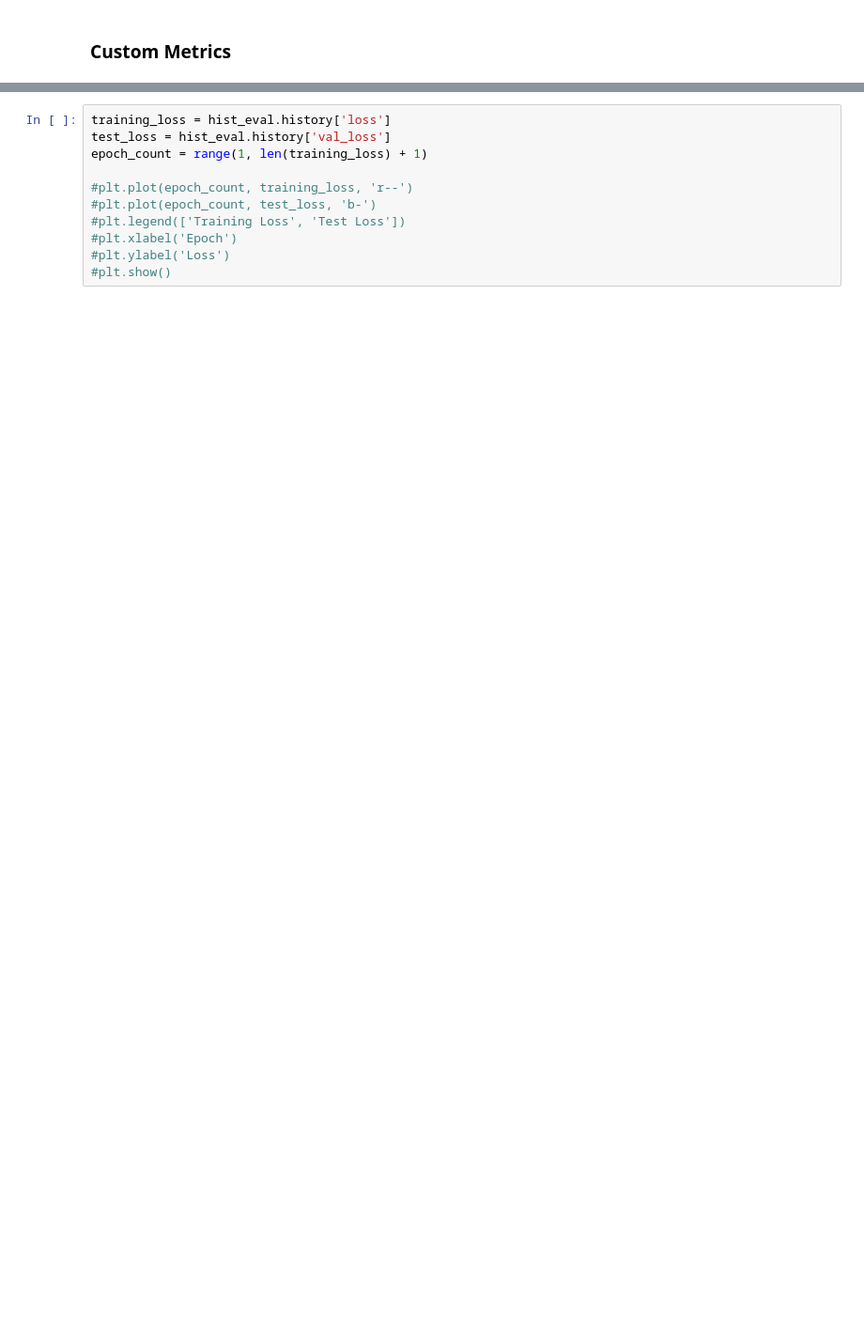
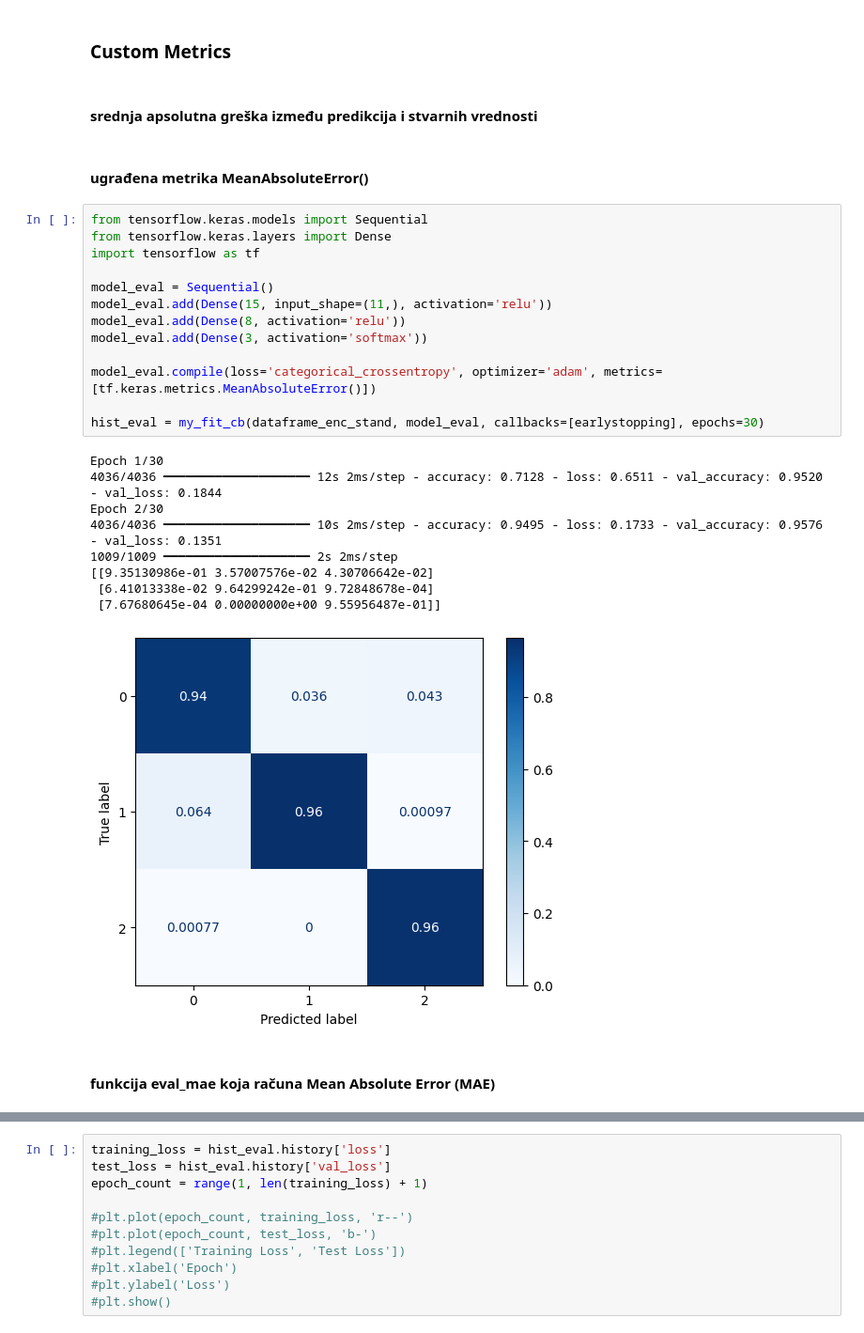
Before and after one commit to TeodoraSekulic/MASINSKO-projekat3, a Jupyter notebook: zvezde/novoP3.ipynb, the cells around one changed output, grey strips where cells are left out. Shown at 94% size. Cells and saved outputs as stored; diff of their text form; blank space fills up the shorter version.

```diff
--- a/zvezde/novoP3.ipynb
+++ b/zvezde/novoP3.ipynb
@@ -971,5 +1007,34 @@ Epoch 2/30
 # %% [markdown]
 ### Custom Metrics
+# %% [markdown]
+#### srednja apsolutna greška između predikcija  i stvarnih vrednosti
+# %% [markdown]
+#### ugrađena metrika MeanAbsoluteError()
+# %%
+from tensorflow.keras.models import Sequential
+from tensorflow.keras.layers import Dense
+import tensorflow as tf
+
+model_eval = Sequential()
+model_eval.add(Dense(15, input_shape=(11,), activation='relu'))
+model_eval.add(Dense(8, activation='relu'))
+model_eval.add(Dense(3, activation='softmax'))
+
+model_eval.compile(loss='categorical_crossentropy', optimizer='adam', metrics=[tf.keras.metrics.MeanAbsoluteError()])
+
+hist_eval = my_fit_cb(dataframe_enc_stand, model_eval, callbacks=[earlystopping], epochs=30)
+# %% [output]
+Epoch 1/30
+4036/4036 ━━━━━━━━━━━━━━━━━━━━ 12s 2ms/step - accuracy: 0.7128 - loss: 0.6511 - val_accuracy: 0.9520 - val_loss: 0.1844
+Epoch 2/30
+4036/4036 ━━━━━━━━━━━━━━━━━━━━ 10s 2ms/step - accuracy: 0.9495 - loss: 0.1733 - val_accuracy: 0.9576 - val_loss: 0.1351
+1009/1009 ━━━━━━━━━━━━━━━━━━━━ 2s 2ms/step
+[[9.35130986e-01 3.57007576e-02 4.30706642e-02]
+ [6.41013338e-02 9.64299242e-01 9.72848678e-04]
+ [7.67680645e-04 0.00000000e+00 9.55956487e-01]]
+[figure, added]
+# %% [markdown]
+#### funkcija eval_mae  koja računa Mean Absolute Error (MAE)
 # %%
 def eval_mae(y_true, y_pred):
     #Mean Absolute Error
```
Also changed, not shown: parts of 24 cells of this notebook.
